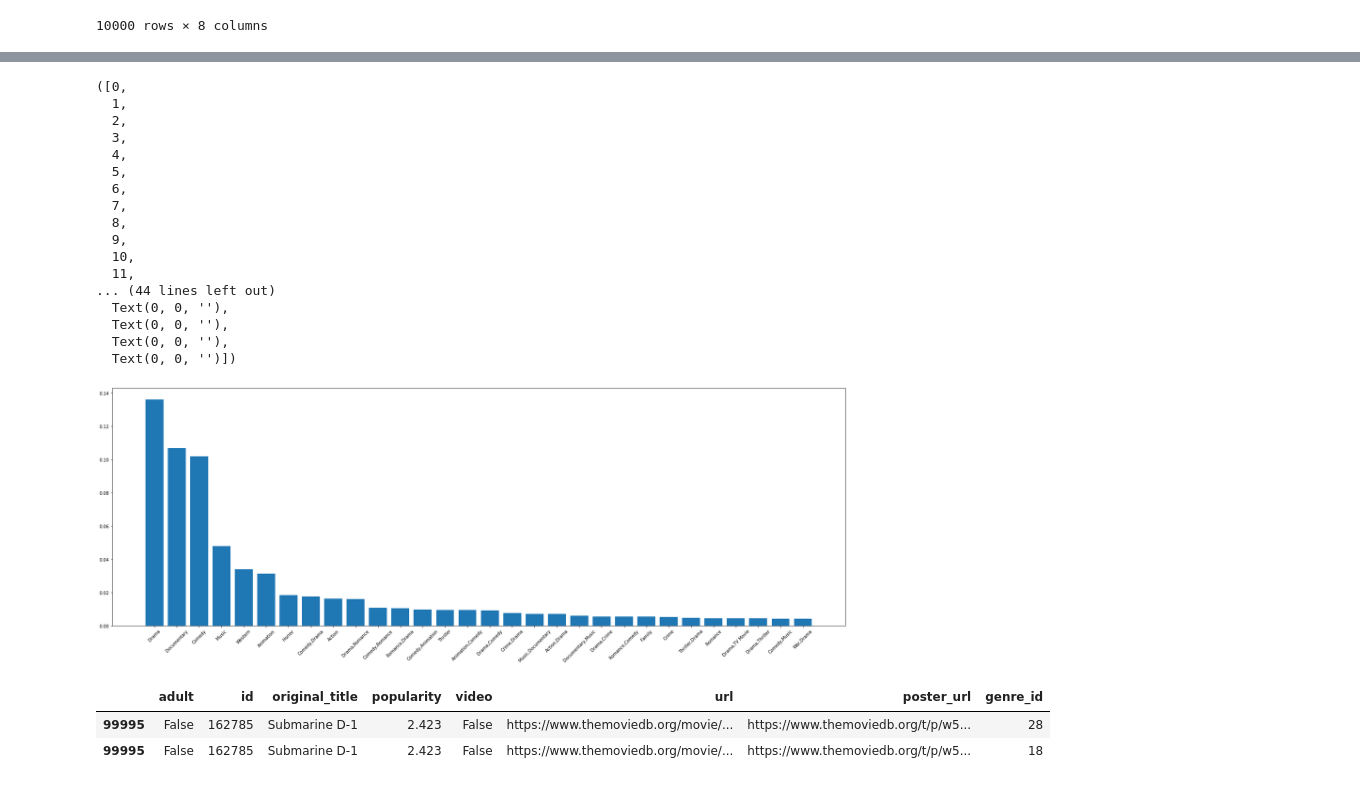
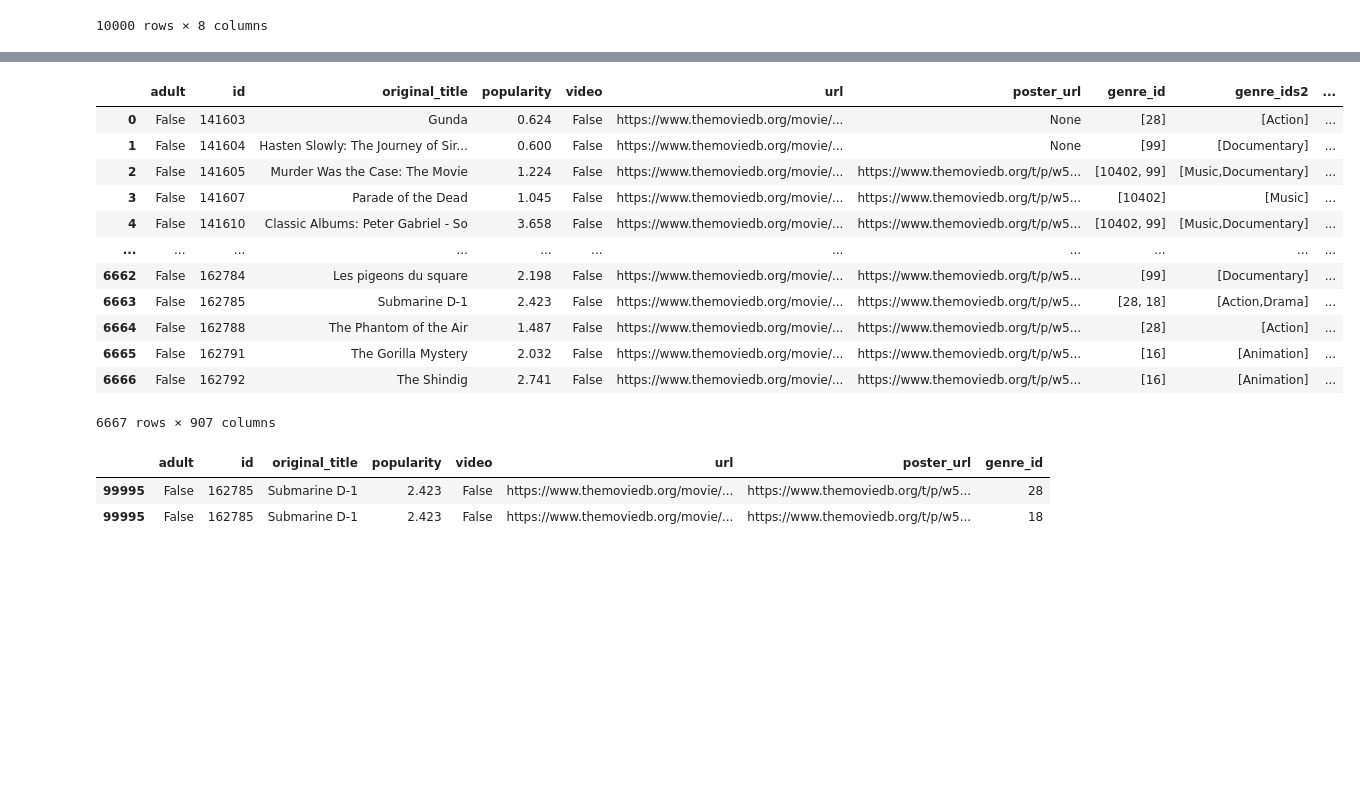
Before and after one commit to rainerenglisch/AIDA_movie_genre, a Jupyter notebook: notebooks/movie_paquet.ipynb, the cells around one changed output, grey strips where cells are left out. Cells and saved outputs as stored; diff of their text form; code cells hidden in the pictures; blank space fills up the shorter version.

Commit message:
multilabel

```diff
--- a/notebooks/movie_paquet.ipynb
+++ b/notebooks/movie_paquet.ipynb
@@ -126,27 +109,24 @@ top30
-# %%
-
-plt.figure(figsize=(30,10))
-plt.bar(top30.Multiclass,top30.genre_ids2)
-plt.xticks(rotation=45)
-# %% [output]
-([0,
-  1,
-  2,
-  3,
-  4,
-  5,
-  6,
-  7,
-  8,
-  9,
-  10,
-  11,
-... (44 lines left out)
-  Text(0, 0, ''),
-  Text(0, 0, ''),
-  Text(0, 0, ''),
-  Text(0, 0, '')])
-[figure, removed]
+# %%
+from sklearn.preprocessing import MultiLabelBinarizer
+mlb= MultiLabelBinarizer()
+labeled=pd.DataFrame(mlb.fit_transform(movies['genre_ids2']),columns=mlb.classes_)
+movies.reset_index(drop=True, inplace=True)
+movies_multilabel=pd.concat([movies,labeled],axis=1)
+movies_multilabel
+# %% [output]
+|  | adult | id | original_title | popularity | video | url | poster_url | genre_id | genre_ids2 | ... |
+| 0 | False | 141603 | Gunda | 0.624 | False | https://www.themoviedb.org/movie/... | None | [28] | [Action] | ... |
+| 1 | False | 141604 | Hasten Slowly: The Journey of Sir... | 0.600 | False | https://www.themoviedb.org/movie/... | None | [99] | [Documentary] | ... |
+| 2 | False | 141605 | Murder Was the Case: The Movie | 1.224 | False | https://www.themoviedb.org/movie/... | https://www.themoviedb.org/t/p/w5... | [10402, 99] | [Music,Documentary] | ... |
+| 3 | False | 141607 | Parade of the Dead | 1.045 | False | https://www.themoviedb.org/movie/... | https://www.themoviedb.org/t/p/w5... | [10402] | [Music] | ... |
+| 4 | False | 141610 | Classic Albums: Peter Gabriel - So | 3.658 | False | https://www.themoviedb.org/movie/... | https://www.themoviedb.org/t/p/w5... | [10402, 99] | [Music,Documentary] | ... |
+| ... | ... | ... | ... | ... | ... | ... | ... | ... | ... | ... |
+| 6662 | False | 162784 | Les pigeons du square | 2.198 | False | https://www.themoviedb.org/movie/... | https://www.themoviedb.org/t/p/w5... | [99] | [Documentary] | ... |
+| 6663 | False | 162785 | Submarine D-1 | 2.423 | False | https://www.themoviedb.org/movie/... | https://www.themoviedb.org/t/p/w5... | [28, 18] | [Action,Drama] | ... |
+| 6664 | False | 162788 | The Phantom of the Air | 1.487 | False | https://www.themoviedb.org/movie/... | https://www.themoviedb.org/t/p/w5... | [28] | [Action] | ... |
+| 6665 | False | 162791 | The Gorilla Mystery | 2.032 | False | https://www.themoviedb.org/movie/... | https://www.themoviedb.org/t/p/w5... | [16] | [Animation] | ... |
+| 6666 | False | 162792 | The Shindig | 2.741 | False | https://www.themoviedb.org/movie/... | https://www.themoviedb.org/t/p/w5... | [16] | [Animation] | ... |
+6667 rows × 907 columns
 # %%
 ## Review gender name  Explode the gender list in x rows to make a class and not multiclass
 
```
Also changed, not shown: parts of 6 cells of this notebook.
